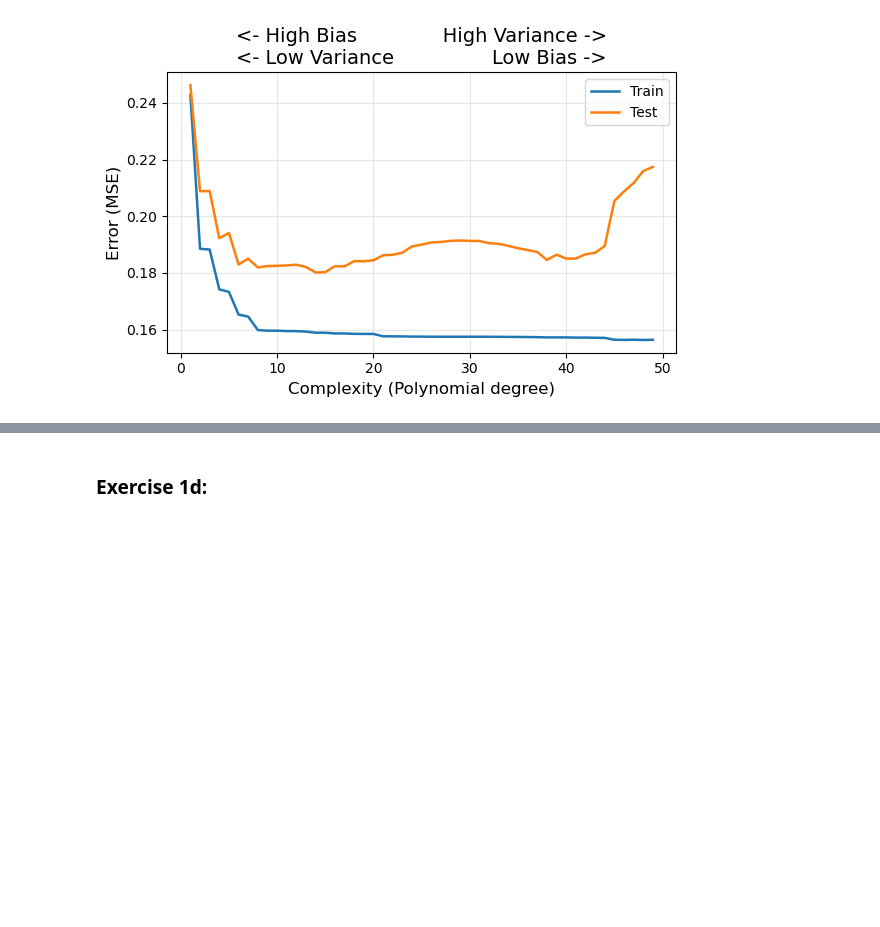
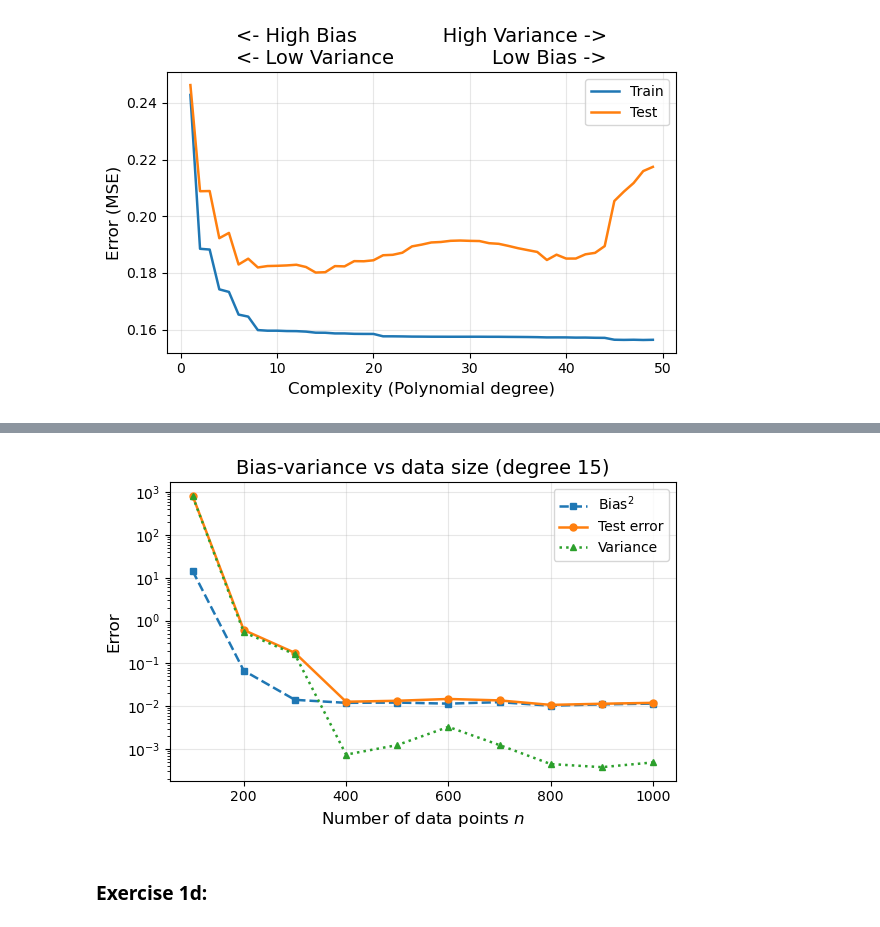
Before and after one commit to AbdulTorkerull/FYS-STK4155-Project-1, a Jupyter notebook: FYS-STK4155_Project.ipynb, the cells around one changed output, grey strips where cells are left out. Saved outputs shown, nothing was run; the diff lists cells and outputs as text; code cells hidden in the pictures; blank space fills up the shorter version.

```diff
--- a/FYS-STK4155_Project.ipynb
+++ b/FYS-STK4155_Project.ipynb
@@ -438,2 +463,35 @@ def exercise_1c(x_training, x_test, y_training, y_test, p, lam):
+# %%
+ns = np.arange(1, 11) * 100
+sigma = 0.1
+
+def excercise_1c_plot3(n_bootstrap, p, lam=0):
+    test_err_n = np.zeros(len(ns))
+    bias_n = np.zeros(len(ns))
+    var_n = np.zeros(len(ns))
+
+    for i in range(len(ns)):
+        x_training, x_test, y_training, y_test = runge_data(ns[i], sigma)
+        test_error, bias, variance = exercise_1c(x_training, x_test, y_training, y_test, n_bootstrap, p, lam)
+
+        test_err_n[i] = test_error[-1]
+        bias_n[i] = bias[-1]
+        var_n[i] = variance[-1]
+
+    plt.figure(figsize=(6, 4))
+    plt.plot(ns, bias_n, marker="s", markersize=5, linewidth=1.8, linestyle="--", label=r"Bias$^2$")
+    plt.plot(ns, test_err_n, marker="o", markersize=5, linewidth=1.8, linestyle="-", label="Test error")
+    plt.plot(ns, var_n, marker="^", markersize=5, linewidth=1.8, linestyle=":", label="Variance")
+    plt.xlabel("Number of data points $n$", fontsize=12)
+    plt.ylabel("Error", fontsize=12)
+    plt.yscale("log")
+    plt.title(f"Bias-variance vs data size (degree {p - 1})", fontsize=14)
+    plt.grid(True, alpha=0.3)
+    plt.legend(fontsize=10)
+    plt.tight_layout()
+    plt.show()
+
+excercise_1c_plot3(n_bootstrap, p, lam)
+# %% [output]
+[figure, added]
 # %% [markdown]
 ### Exercise 1d:
```
Also changed, not shown: parts of 16 cells of this notebook.
